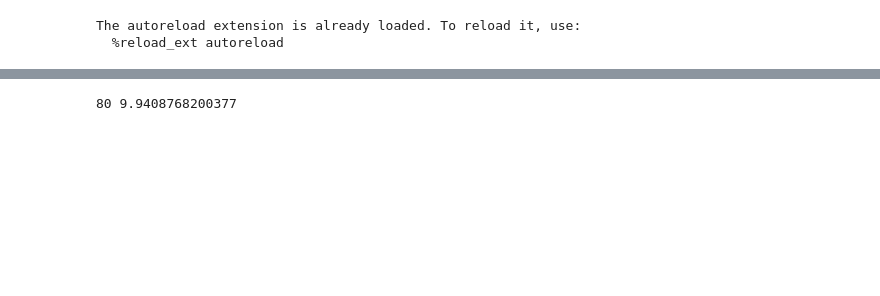
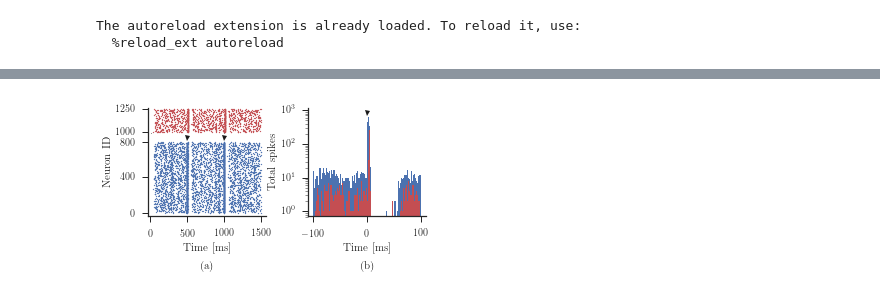
Before and after one commit to lepmik/causal-optogenetics-paper-data, a Jupyter notebook: Figure 4 Raster.ipynb, the cells around one changed output, grey strips where cells are left out. Saved outputs shown, nothing was run; the diff lists cells and outputs as text; code cells hidden in the pictures; blank space fills up the shorter version.

Commit message:
update raseter plot

```diff
--- a/Figure 4 Raster.ipynb
+++ b/Figure 4 Raster.ipynb
@@ -32,3 +27,5 @@ dict_keys(['nodes', 'epoch', 'stim_amps', 'params', 'spiketrains', 'connections'
+# %%
+data = sim.data
 # %%
 def norm(a):
     a = np.array(a)
@@ -69,4 +34,67 @@ savefig(fig, 'network-raster')
-# %%
-print(len(amps), max(amps))
-# %% [output]
-80 9.9408768200377
+# %%
+stim_times = sim.data['epoch']['times']
+spiketrains = {}
+neuron_ids = {}
+for pop in ['ex', 'in']:
+    senders = sim.data['spiketrains'][pop]['senders']
+    if pop == 'ex':
+        sender_ids = data['stim_nodes'][pop]
+    else:
+        sender_ids = np.unique(senders)[:250]
+    times = sim.data['spiketrains'][pop]['times']
+    spiketrains[pop] = [t for sender in sender_ids for t in times[sender==senders]]
+    neuron_ids[pop] = [s for sender in sender_ids for s in [sender] * sum(sender==senders)]
+# %%
+set_style('article', sns_style='ticks')
+size = 1 # 10 # notebook
+arrow_size = 5 # 25 # notebook
+color = {'ex': 'b', 'in': 'r'}
+width = 3
+xmin = -100
+xmax = 100
+
+fig = plt.figure()
+gs0 = GridSpec(1, 2, wspace=.35)
+
+gs00 = GridSpecFromSubplotSpec(2, 1, subplot_spec=gs0[0], **{'height_ratios': [1, 800/250], 'hspace': 0.01})
+ax1 = fig.add_subplot(gs00[0, 0])
+ax2 = fig.add_subplot(gs00[1, 0])
+
+ax1.scatter(spiketrains['in'], neuron_ids['in'], color='r', s=size)
+despine(xticks=False, bottom=True, ax=ax1)
+
+ax2.scatter(spiketrains['ex'], neuron_ids['ex'], s=size)
+despine(ax=ax2)
+ax2.set_yticks([0, 400, 800])
+ax2.set_xticks([0, 500, 1000, 1500])
+
+y = 850
+ax2.plot([500, 1000], [y, y], ls='none', marker='v', color='k', markersize=arrow_size)
+
+ax2.set_xlabel('Time [ms]')
+fig.text(0.0, 0.5, 'Neuron ID', va='center', rotation='vertical')
+
+
+gs01 = GridSpecFromSubplotSpec(1, 1, subplot_spec=gs0[1])
+ax = fig.add_subplot(gs01[0, 0])
+
+for pop in ['ex', 'in']:
+    spikes = []
+    for t in [500, 1000]:
+        sptr = np.array(spiketrains[pop]) - t
+        sptr = sptr[(sptr > xmin) & (sptr < xmax)]
+        spikes.extend(sptr.tolist())
+
+#     bins = np.arange(xmin, xmax + width, width)
+#     hist, bins = np.histogram(spikes, bins=bins)
+#     ax.bar(bins[1:], hist, color=color[pop], width=-width, align='edge')
+    ax.hist(spikes, color=color[pop], bins=100, log=True)
+
+ax.plot(0, 850, ls='none', marker='v', color='k', markersize=arrow_size)
+despine()
+ax.set_xlabel('Time [ms]')
+ax.set_ylabel('Total spikes')
+add_caption([ax2, ax], start='a')
+savefig(fig, 'network-raster')
+# %% [output]
+[figure, added]
```
Also changed, not shown: parts of 6 cells of this notebook, 3 other files.
